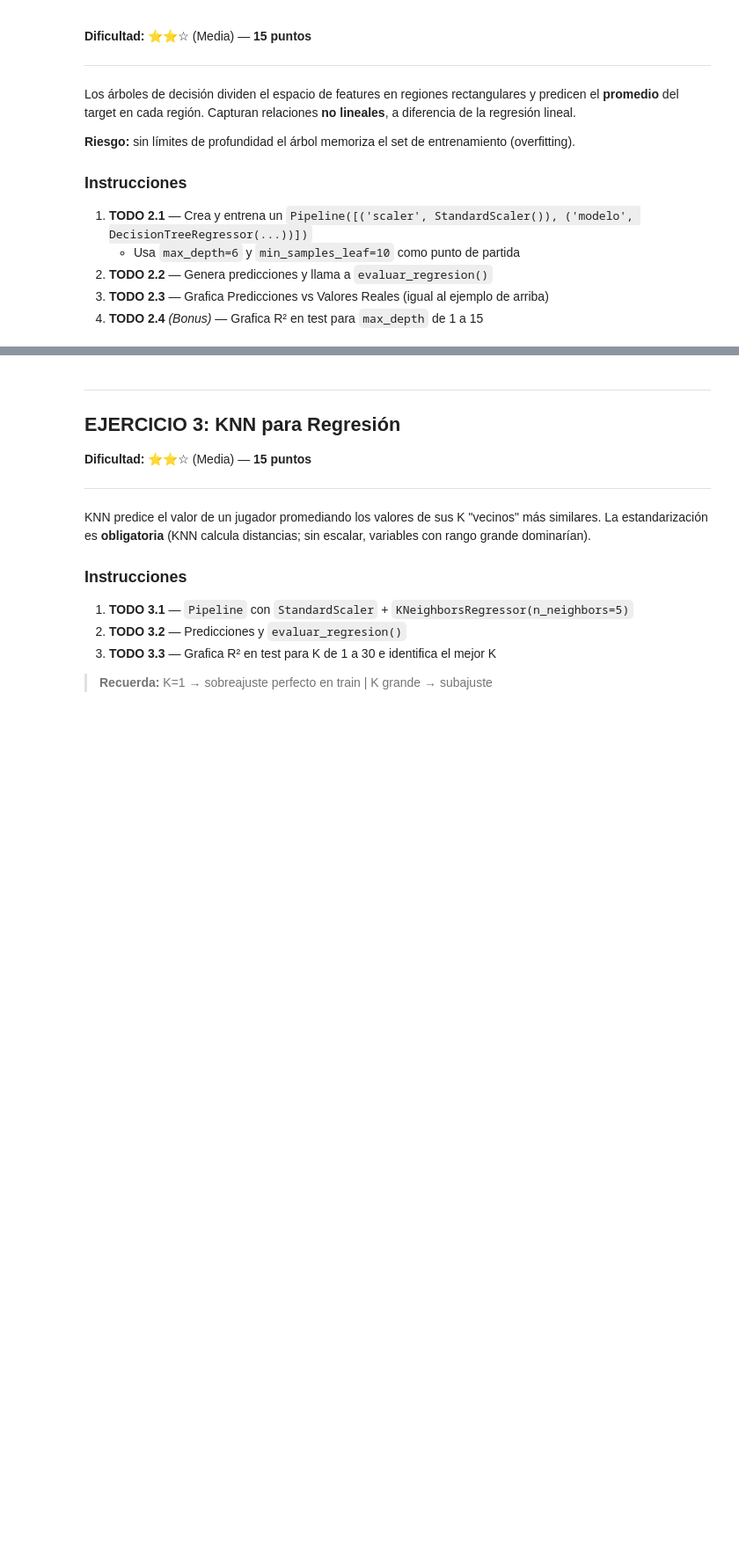
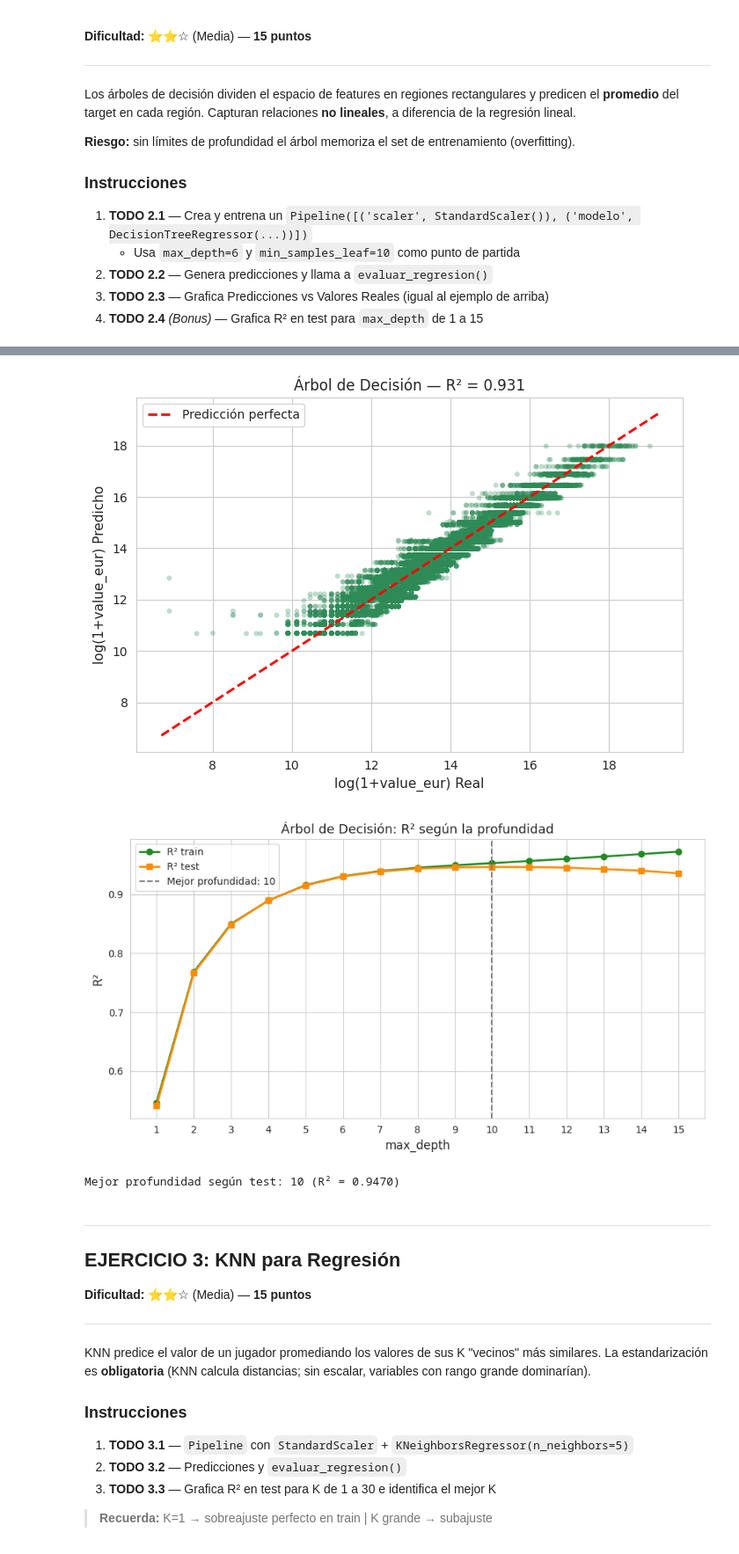
Before and after one commit to bypipe27/informeIA, a Jupyter notebook: Proyecto_FIFA_Players.ipynb, the cells around one changed output, grey strips where cells are left out. Shown at 88% size. Saved outputs shown, nothing was run; the diff lists cells and outputs as text; code cells hidden in the pictures; blank space fills up the shorter version.

```diff
--- a/Proyecto_FIFA_Players.ipynb
+++ b/Proyecto_FIFA_Players.ipynb
@@ -501,36 +501,83 @@ de la regresión lineal.
 # ║  EJERCICIO 2: Árbol de Decisión para Regresión           ║
 # ╚══════════════════════════════════════════════════════════╝
 
+# Trabajo de la Persona 2:
+# Árbol de decisión para regresión, análisis de profundidad y conversión a euros reales.
+
 # ── TODO 2.1: Pipeline con DecisionTreeRegressor ─────────────────────────────
-pipe_dt_r = None  # Tu código aquí
-# pipe_dt_r.fit(...)
+pipe_dt_r = Pipeline([
+    ('scaler', StandardScaler()),
+    ('modelo', DecisionTreeRegressor(max_depth=6, min_samples_leaf=10, random_state=RANDOM_STATE))
+])
+pipe_dt_r.fit(X_train_r, y_train_r)
 
 
 # ── TODO 2.2: Predicciones + evaluación ──────────────────────────────────────
-y_pred_dt_r = None  # Tu código aquí
+y_pred_dt_r = pipe_dt_r.predict(X_test_r)
 
 r2_dt = evaluar_regresion(y_test_r, y_pred_dt_r, 'Árbol de Decisión (Regresión)')
 
 
+# ── Bonus Persona 2: Conversión a euros reales ───────────────────────────────
+y_test_eur = np.expm1(y_test_r)
+y_pred_eur = np.expm1(y_pred_dt_r)
+
+comparacion_euros = pd.DataFrame({
+    'Valor real (€)': y_test_eur.reset_index(drop=True),
+    'Valor predicho (€)': pd.Series(y_pred_eur).reset_index(drop=True),
+})
+comparacion_euros['Error absoluto (€)'] = (comparacion_euros['Valor real (€)'] - comparacion_euros['Valor predicho (€)']).abs()
+
+print('\nComparación en euros reales (primeras 8 filas del test):')
+print(comparacion_euros.head(8).round(2).to_string(index=False))
+
+
 # ── TODO 2.3: Gráfica Predicciones vs Real ───────────────────────────────────
 fig, ax = plt.subplots(figsize=(7, 5))
-# Tu código aquí
+ax.scatter(y_test_r, y_pred_dt_r, alpha=0.3, s=18, color='seagreen', edgecolor='none')
+lim = [min(y_test_r.min(), y_pred_dt_r.min()) - 0.2, max(y_test_r.max(), y_pred_dt_r.max()) + 0.2]
+ax.plot(lim, lim, 'r--', linewidth=2, label='Predicción perfecta')
 ax.set_xlabel('log(1+value_eur) Real', fontsize=11)
 ax.set_ylabel('log(1+value_eur) Predicho', fontsize=11)
 ax.set_title(f'Árbol de Decisión — R² = {r2_dt:.3f}', fontsize=12)
+ax.legend()
 plt.tight_layout()
 plt.show()
 
 
 # ── TODO 2.4 (Bonus): R² vs max_depth ────────────────────────────────────────
-profundidades = range(1, 16)
+profundidades = list(range(1, 16))
 r2_train_list = []
 r2_test_list  = []
 
 for depth in profundidades:
-    pipe_temp = Pipeline([('scaler', StandardScaler()),
-                          ('modelo', DecisionTreeRegressor(max_depth=depth, random_state=RANDOM_STATE))])
-    # Tu código aquí: fit, predice train y test, calcula r2 para cada uno
-    pass
+    pipe_temp = Pipeline([
+        ('scaler', StandardScaler()),
+        ('modelo', DecisionTreeRegressor(max_depth=depth, random_state=RANDOM_STATE))
+    ])
+    pipe_temp.fit(X_train_r, y_train_r)
 
-# Grafica r2_train_list y r2_test_list vs profundidades
+    y_pred_train = pipe_temp.predict(X_train_r)
+    y_pred_test = pipe_temp.predict(X_test_r)
+
+    r2_train_list.append(r2_score(y_train_r, y_pred_train))
+    r2_test_list.append(r2_score(y_test_r, y_pred_test))
+
+mejor_idx = int(np.argmax(r2_test_list))
+mejor_profundidad = profundidades[mejor_idx]
+
+fig, ax = plt.subplots(figsize=(9, 5))
+ax.plot(profundidades, r2_train_list, 'o-', color='forestgreen', linewidth=2, label='R² train')
+ax.plot(profundidades, r2_test_list, 's-', color='darkorange', linewidth=2, label='R² test')
+ax.axvline(mejor_profundidad, color='gray', linestyle='--', linewidth=1.5,
+           label=f'Mejor profundidad: {mejor_profundidad}')
+ax.set_xlabel('max_depth', fontsize=12)
+ax.set_ylabel('R²', fontsize=12)
+ax.set_title('Árbol de Decisión: R² según la profundidad', fontsize=13)
+ax.set_xticks(profundidades)
+ax.legend()
+plt.tight_layout()
+plt.show()
+
+print(f'Mejor profundidad según test: {mejor_profundidad} (R² = {r2_test_list[mejor_idx]:.4f})')
+# %% [output]
@@ -537,3 +601,6 @@ for depth in profundidades:
+[figure, added]
+[figure, added]
+Mejor profundidad según test: 10 (R² = 0.9470)
 # %% [markdown]
 ---
 ## EJERCICIO 3: KNN para Regresión
```
Also changed, not shown: parts of 2 cells of this notebook.
